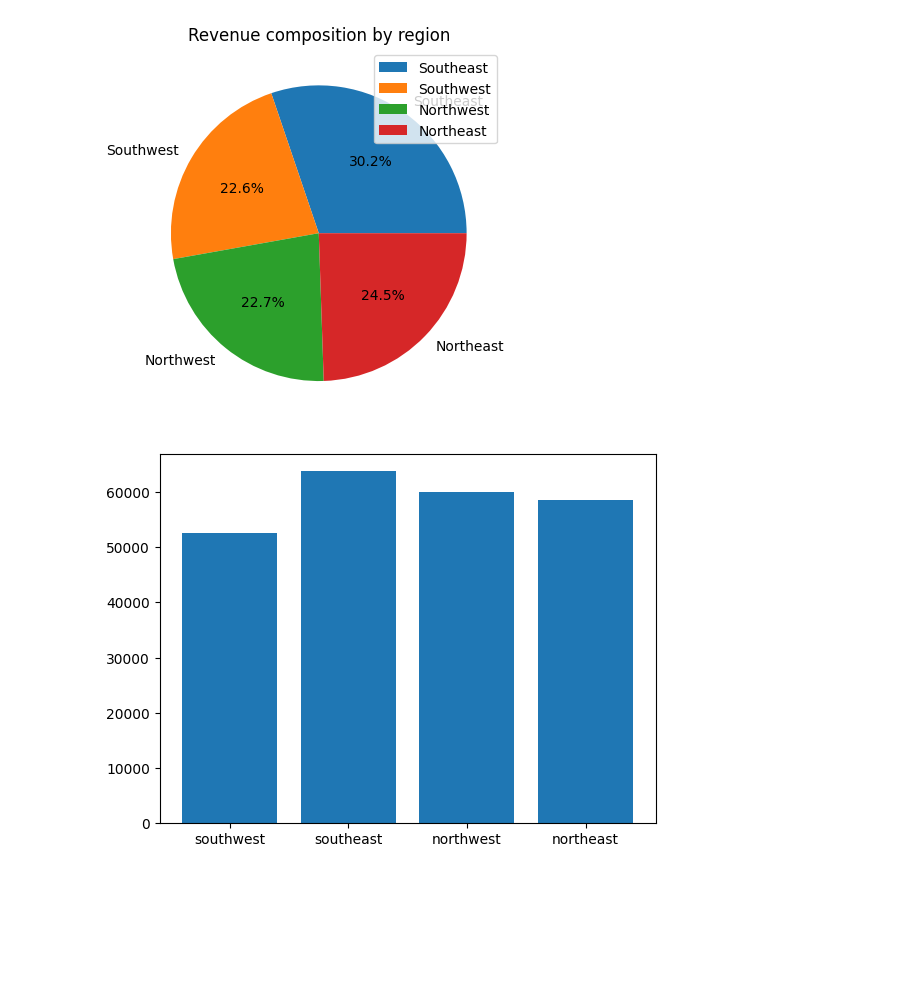
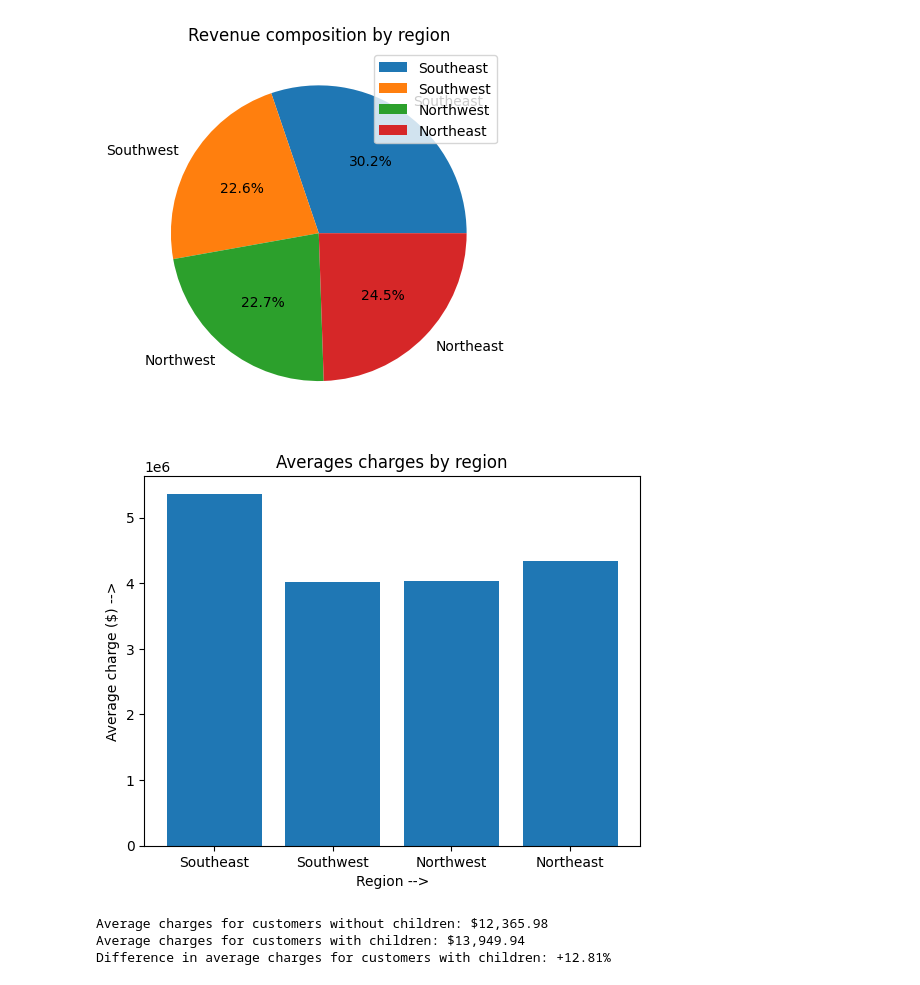
Before and after one commit to rahulsm20/insurance-data, a Jupyter notebook: analysis.ipynb, the cells around one changed output. Saved outputs shown, nothing was run; the diff lists cells and outputs as text; code cells hidden in the pictures; blank space fills up the shorter version.

Commit message:
added new charts

```diff
--- a/analysis.ipynb
+++ b/analysis.ipynb
@@ -56,6 +68,3 @@ plt.title('Smokers')
 plt.show()
 # %% [output]
 [figure]
-# %%
-df['smoker'] = (df['smoker']=='yes').astype(int)
-df['smoker']
@@ -162,8 +131,20 @@ plt.title('Revenue composition by region')
 plt.show()
 # %% [output]
 [figure]
-# %%
-plt.bar(df['region'],df['charges'])
-plt.show()
-# %% [output]
-[figure, removed]
+# %%
+plt.bar(['Southeast','Southwest','Northwest','Northeast'],region_pie)
+plt.xlabel('Region -->')
+plt.ylabel('Average charge ($) -->')
+plt.title('Averages charges by region')
+plt.show()
+# %% [output]
+[figure, added]
+# %%
+customers_with_children=(df[df['children']>0]['charges'].mean()/df[df['children']==0]['charges'].mean()-1)*100
+print("Average charges for customers without children: ${:,.2f}".format(df[df['children']==0]['charges'].mean()),
+      "\nAverage charges for customers with children: ${:,.2f}".format(df[df['children']>0]['charges'].mean()),
+      "\nDifference in average charges for customers with children: +{:.2f}%".format(customers_with_children))
+# %% [output]
+Average charges for customers without children: $12,365.98
+Average charges for customers with children: $13,949.94
+Difference in average charges for customers with children: +12.81%
```
Also changed, not shown: parts of 12 cells of this notebook.
